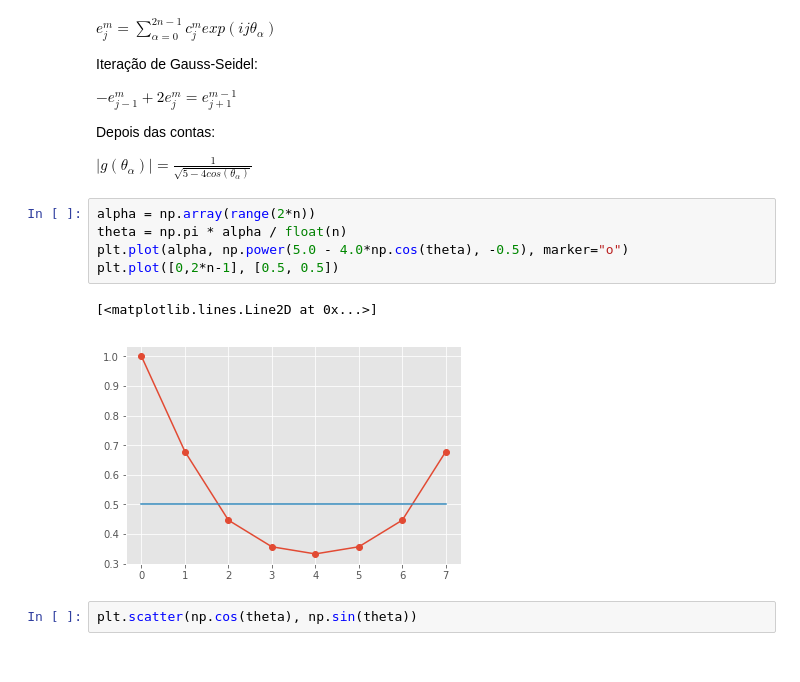
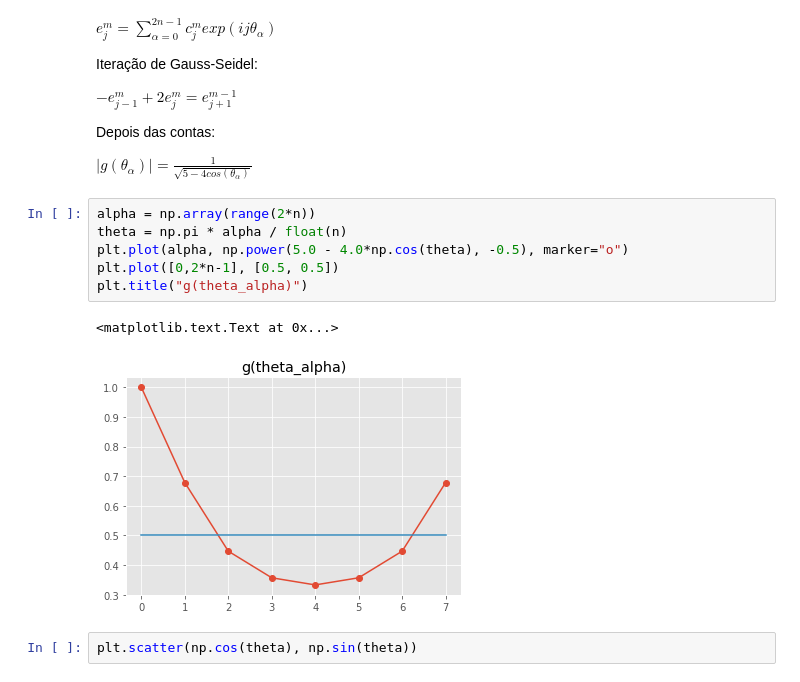
Before and after one commit to mtsodf/estudo_fem, a Jupyter notebook: multigrid/GaussSeidel.ipynb, the cells around one changed output. Cells and saved outputs as stored; diff of their text form.

```diff
--- a/multigrid/GaussSeidel.ipynb
+++ b/multigrid/GaussSeidel.ipynb
@@ -162,11 +401,12 @@ $|g(\theta_\alpha)| = \frac{1}{\sqrt{5 - 4cos(\theta_\alpha)}}$
 # %%
 alpha = np.array(range(2*n))
 theta = np.pi * alpha / float(n)
 plt.plot(alpha, np.power(5.0 - 4.0*np.cos(theta), -0.5), marker="o")
 plt.plot([0,2*n-1], [0.5, 0.5])
+plt.title("g(theta_alpha)")
 # %% [output]
-[<matplotlib.lines.Line2D at 0x...>]
+<matplotlib.text.Text at 0x...>
-[figure, old version]
+[figure, new version]
 # %%
 plt.scatter(np.cos(theta), np.sin(theta))
 # %% [output]
```
Also changed, not shown: parts of 34 cells of this notebook.
